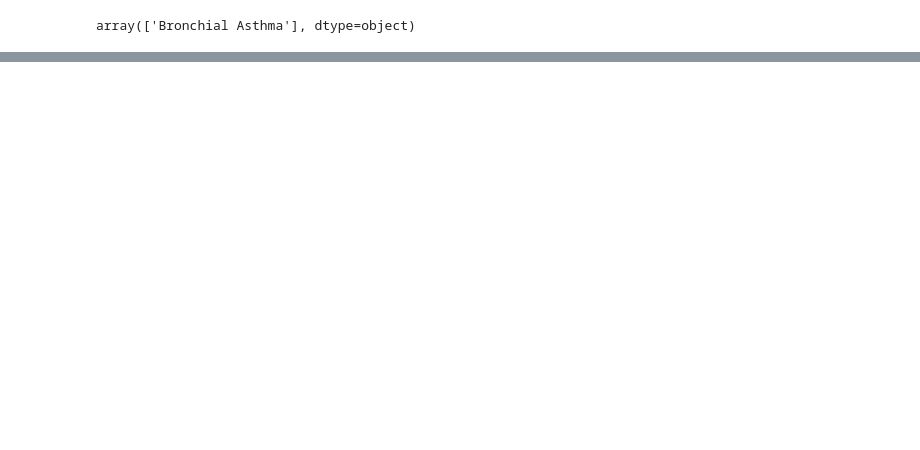
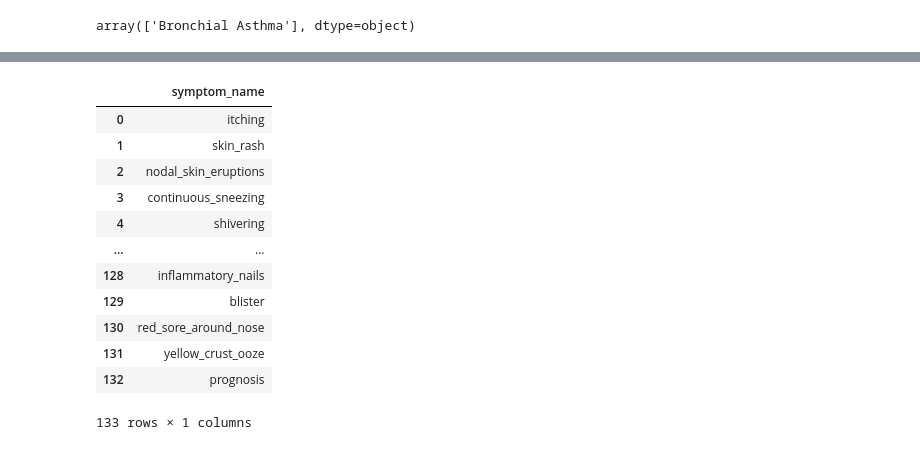
Before and after one commit to BhavikBolya/Medical-Chatbot, a Jupyter notebook: Testing.ipynb, the cells around one changed output, grey strips where cells are left out. Saved outputs shown, nothing was run; the diff lists cells and outputs as text; code cells hidden in the pictures; blank space fills up the shorter version.

```diff
--- a/Testing.ipynb
+++ b/Testing.ipynb
@@ -28,0 +64,17 @@ array(['Bronchial Asthma'], dtype=object)
+# %%
+df2 = pd.read_csv('Symptoms.csv')
+df2
+# %% [output]
+|  | symptom_name |
+| 0 | itching |
+| 1 | skin_rash |
+| 2 | nodal_skin_eruptions |
+| 3 | continuous_sneezing |
+| 4 | shivering |
+| ... | ... |
+| 128 | inflammatory_nails |
+| 129 | blister |
+| 130 | red_sore_around_nose |
+| 131 | yellow_crust_ooze |
+| 132 | prognosis |
+133 rows × 1 columns
```
Also changed, not shown: parts of 5 cells of this notebook, 1 other file.
